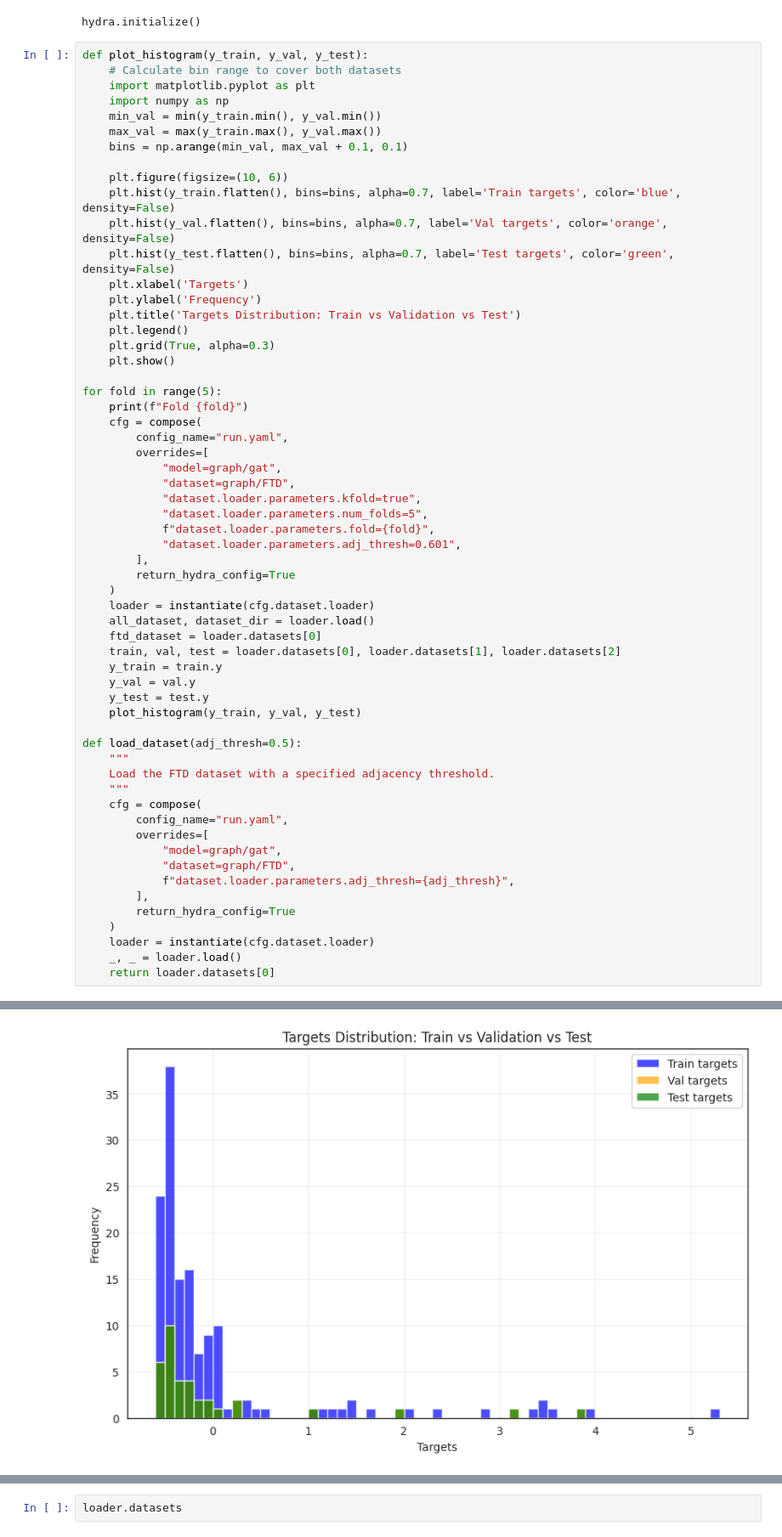
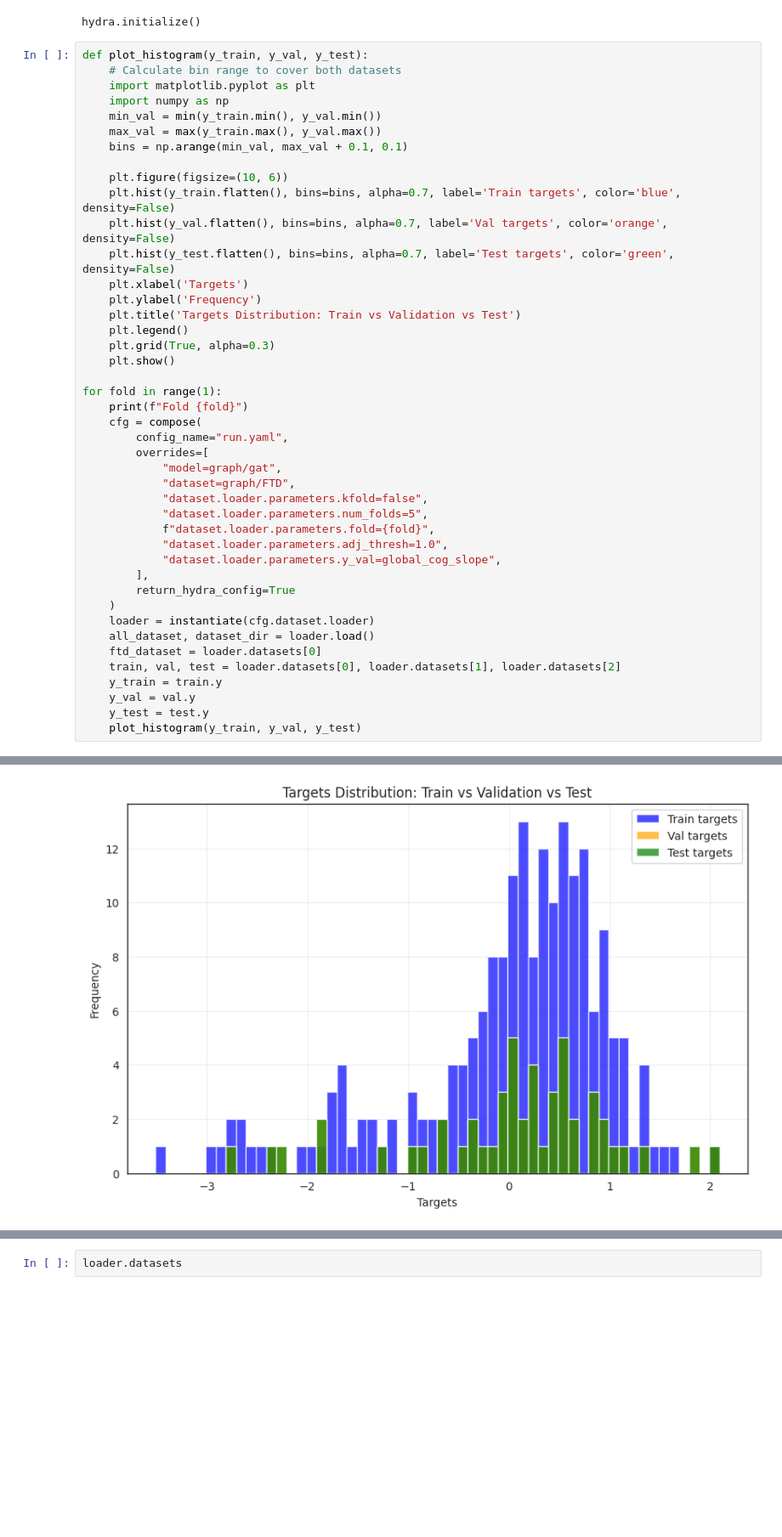
Before and after one commit to geometric-intelligence/TopoProteo, a Jupyter notebook: tutorials/ftd_folds.ipynb, the cells around one changed output, grey strips where cells are left out. Shown at 85% size. Saved outputs shown, nothing was run; the diff lists cells and outputs as text; blank space fills up the shorter version.

```diff
--- a/tutorials/ftd_folds.ipynb
+++ b/tutorials/ftd_folds.ipynb
@@ -45,17 +45,18 @@ def plot_histogram(y_train, y_val, y_test):
     plt.grid(True, alpha=0.3)
     plt.show()
 
-for fold in range(5):
+for fold in range(1):
     print(f"Fold {fold}")
     cfg = compose(
         config_name="run.yaml",
         overrides=[
             "model=graph/gat",
             "dataset=graph/FTD",
-            "dataset.loader.parameters.kfold=true",
+            "dataset.loader.parameters.kfold=false",
             "dataset.loader.parameters.num_folds=5",
             f"dataset.loader.parameters.fold={fold}",
-            "dataset.loader.parameters.adj_thresh=0.601",
+            "dataset.loader.parameters.adj_thresh=1.0",
+            "dataset.loader.parameters.y_val=global_cog_slope",
         ],
         return_hydra_config=True
     )
@@ -67,22 +68,5 @@ for fold in range(5):
     y_val = val.y
     y_test = test.y
     plot_histogram(y_train, y_val, y_test)
-
-def load_dataset(adj_thresh=0.5):
-    """
-    Load the FTD dataset with a specified adjacency threshold.
-    """
-    cfg = compose(
-        config_name="run.yaml",
-        overrides=[
-            "model=graph/gat",
-            "dataset=graph/FTD",
-            f"dataset.loader.parameters.adj_thresh={adj_thresh}",
-        ],
-        return_hydra_config=True
-    )
-    loader = instantiate(cfg.dataset.loader)
-    _, _ = loader.load()
-    return loader.datasets[0]
 # %% [output]
 Fold 0
@@ -95 +79 @@ Loading data from: /scratch/lcornelis/data/data_louisa/FTD/processed/FTD_y_val_n
-[figure, old version]
+[figure, new version]
```
Also changed, not shown: parts of 2 cells of this notebook, 9 other files.
